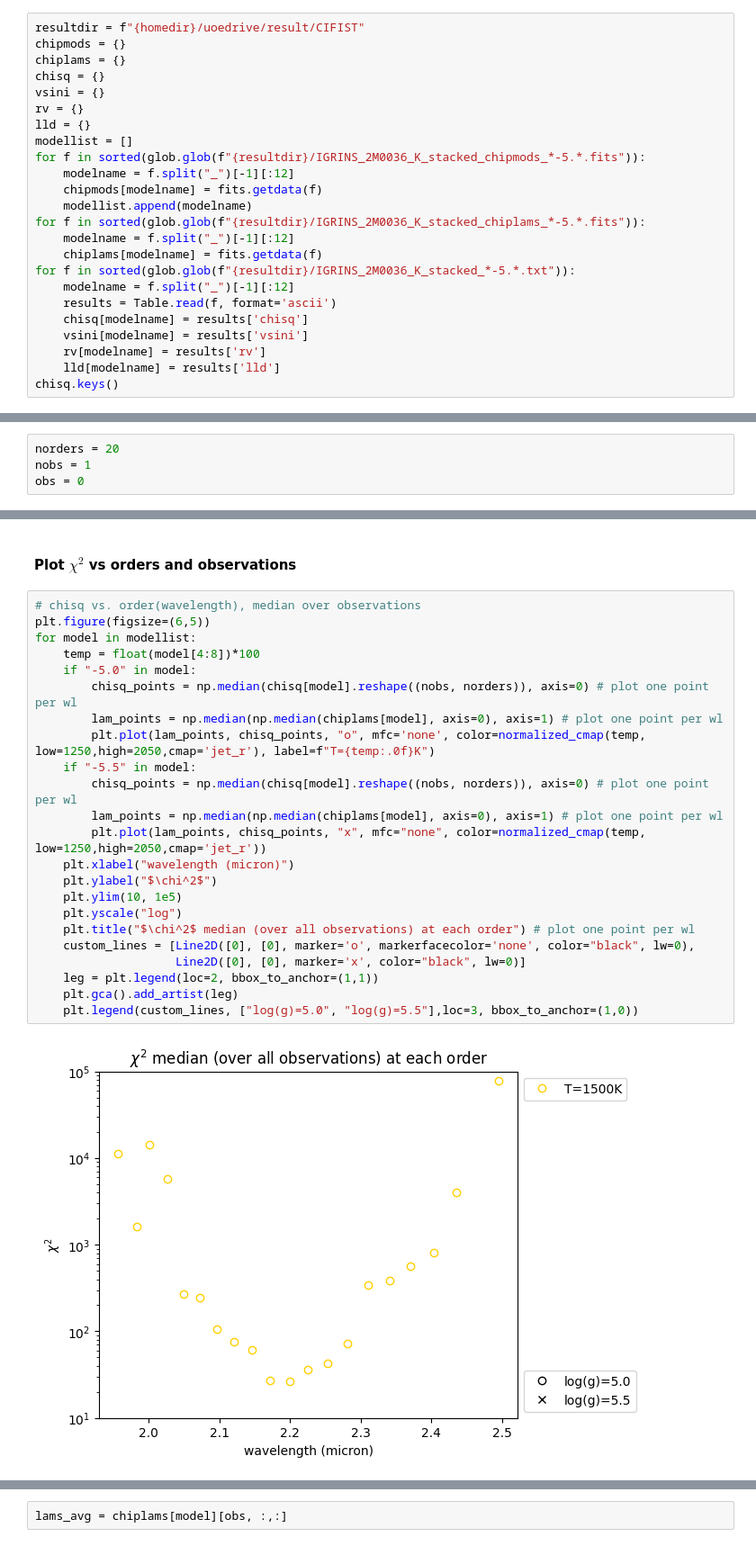
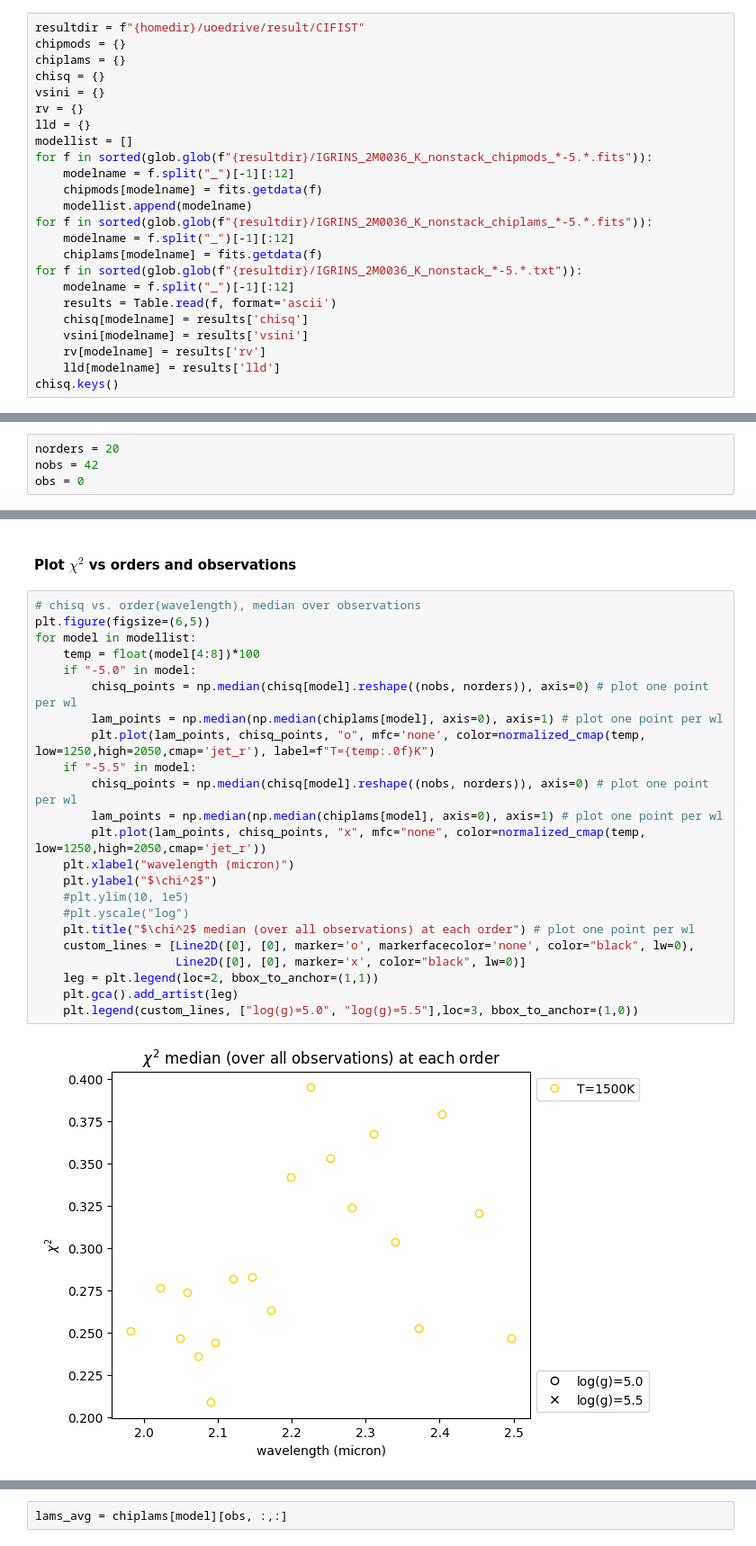
Before and after one commit to alphalyncis/dopplerimg, a Jupyter notebook: code/analysis_IGRINS_2M0036_K.ipynb, the cells around one changed output, grey strips where cells are left out. Shown at 90% size. Saved outputs shown, nothing was run; the diff lists cells and outputs as text.

```diff
--- a/code/analysis_IGRINS_2M0036_K.ipynb
+++ b/code/analysis_IGRINS_2M0036_K.ipynb
@@ -64,14 +66,14 @@ vsini = {}
 rv = {}
 lld = {}
 modellist = []
-for f in sorted(glob.glob(f"{resultdir}/IGRINS_2M0036_K_stacked_chipmods_*-5.*.fits")):
+for f in sorted(glob.glob(f"{resultdir}/IGRINS_2M0036_K_nonstack_chipmods_*-5.*.fits")):
     modelname = f.split("_")[-1][:12]
     chipmods[modelname] = fits.getdata(f)
     modellist.append(modelname)
-for f in sorted(glob.glob(f"{resultdir}/IGRINS_2M0036_K_stacked_chiplams_*-5.*.fits")):
+for f in sorted(glob.glob(f"{resultdir}/IGRINS_2M0036_K_nonstack_chiplams_*-5.*.fits")):
     modelname = f.split("_")[-1][:12]
     chiplams[modelname] = fits.getdata(f)
-for f in sorted(glob.glob(f"{resultdir}/IGRINS_2M0036_K_stacked_*-5.*.txt")):
+for f in sorted(glob.glob(f"{resultdir}/IGRINS_2M0036_K_nonstack_*-5.*.txt")):
     modelname = f.split("_")[-1][:12]
     results = Table.read(f, format='ascii')
     chisq[modelname] = results['chisq']
@@ -83,5 +85,5 @@ chisq.keys()
 dict_keys(['lte015.0-5.0'])
 # %%
 norders = 20
-nobs = 1
+nobs = 42
 obs = 0
@@ -95,25 +92,25 @@ array([2.38725814, 2.38727465, 2.38729116, ..., 2.4166878 , 2.41670315,
 # %%
 # chisq vs. order(wavelength), median over observations
 plt.figure(figsize=(6,5))
 for model in modellist:
     temp = float(model[4:8])*100
     if "-5.0" in model:
         chisq_points = np.median(chisq[model].reshape((nobs, norders)), axis=0) # plot one point per wl
         lam_points = np.median(np.median(chiplams[model], axis=0), axis=1) # plot one point per wl
         plt.plot(lam_points, chisq_points, "o", mfc='none', color=normalized_cmap(temp, low=1250,high=2050,cmap='jet_r'), label=f"T={temp:.0f}K")
     if "-5.5" in model:
         chisq_points = np.median(chisq[model].reshape((nobs, norders)), axis=0) # plot one point per wl
         lam_points = np.median(np.median(chiplams[model], axis=0), axis=1) # plot one point per wl
         plt.plot(lam_points, chisq_points, "x", mfc="none", color=normalized_cmap(temp, low=1250,high=2050,cmap='jet_r'))
     plt.xlabel("wavelength (micron)")
     plt.ylabel("$\chi^2$")
-    plt.ylim(10, 1e5)
-    plt.yscale("log")
+    #plt.ylim(10, 1e5)
+    #plt.yscale("log")
     plt.title("$\chi^2$ median (over all observations) at each order") # plot one point per wl
     custom_lines = [Line2D([0], [0], marker='o', markerfacecolor='none', color="black", lw=0),
                     Line2D([0], [0], marker='x', color="black", lw=0)]
     leg = plt.legend(loc=2, bbox_to_anchor=(1,1))
     plt.gca().add_artist(leg)
     plt.legend(custom_lines, ["log(g)=5.0", "log(g)=5.5"],loc=3, bbox_to_anchor=(1,0))
 # %% [output]
-[figure, old version]
+[figure, new version]
```
Also changed, not shown: parts of 5 cells of this notebook, 1 other file.
